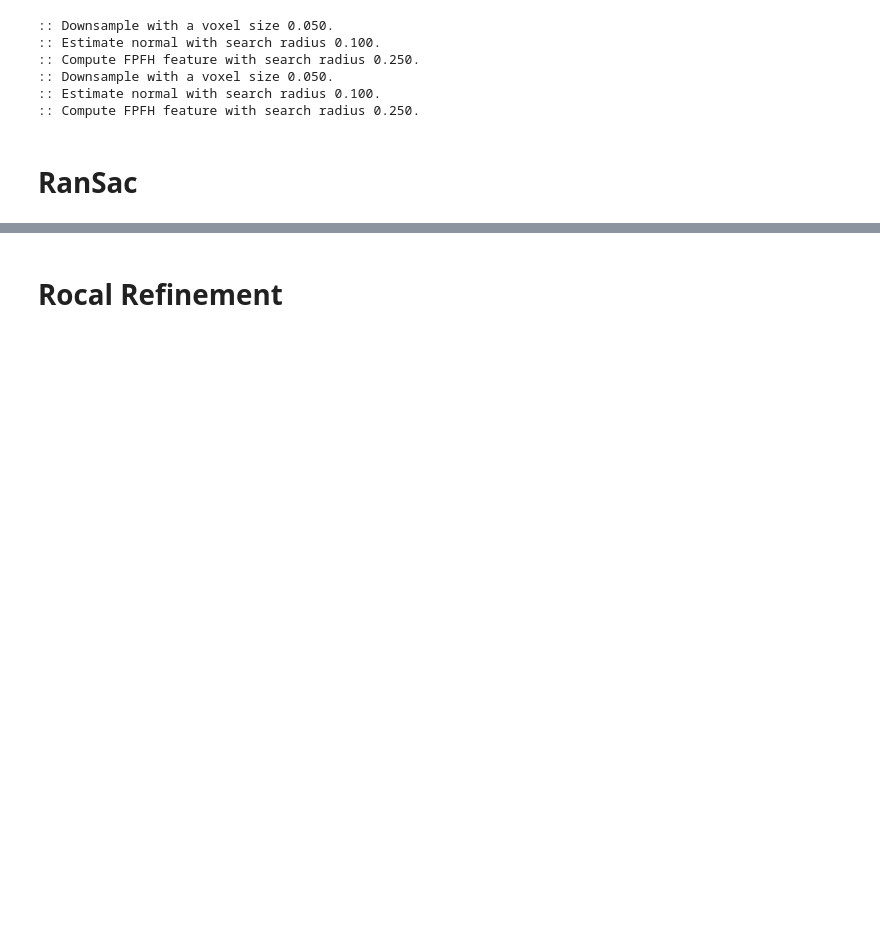
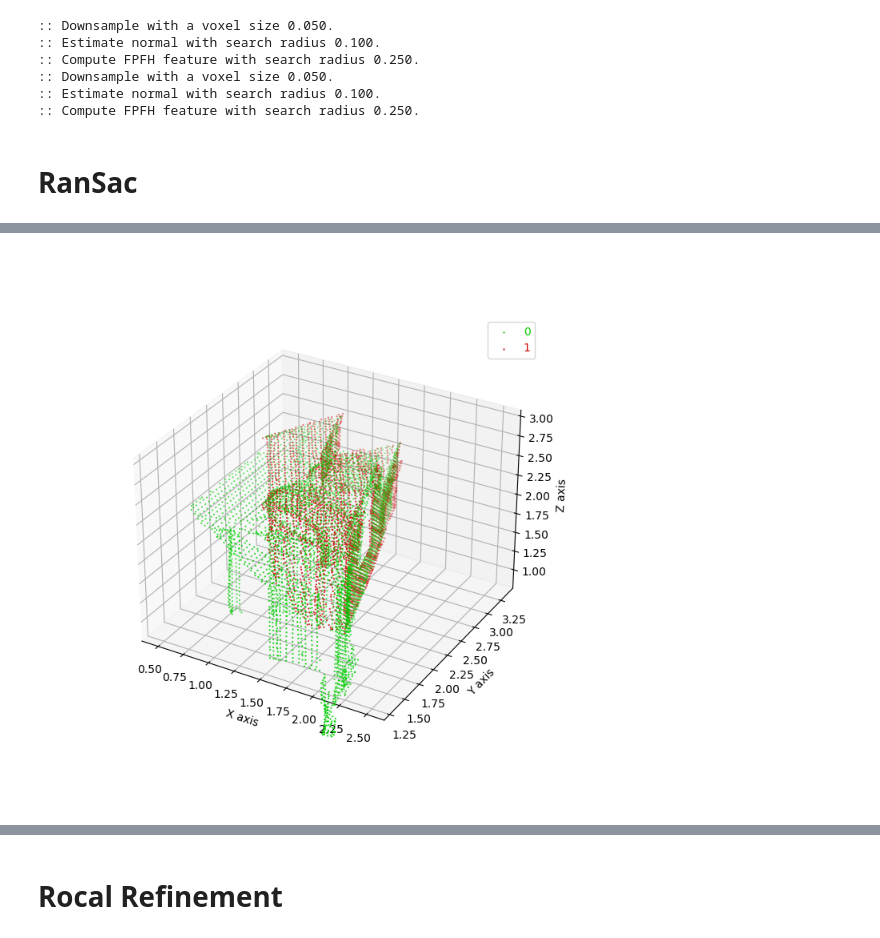
Before and after one commit to jk4011/FRASIER, a Jupyter notebook: code/open3d_global_registration.ipynb, the cells around one changed output, grey strips where cells are left out. Saved outputs shown, nothing was run; the diff lists cells and outputs as text; code cells hidden in the pictures; blank space fills up the shorter version.

```diff
--- a/code/open3d_global_registration.ipynb
+++ b/code/open3d_global_registration.ipynb
@@ -106,0 +117,9 @@ Access transformation to get result.
+# %%
+import torch
+from jhutil import matrix_transform
+
+np_source = torch.Tensor(source_down.points)
+np_target = matrix_transform(torch.Tensor(result_ransac.transformation).inverse(), torch.Tensor(target_down.points))
+show_point_clouds([np_source, np_target])
+# %% [output]
+[figure, added]
```
Also changed, not shown: parts of 7 cells of this notebook, 23 other files.
